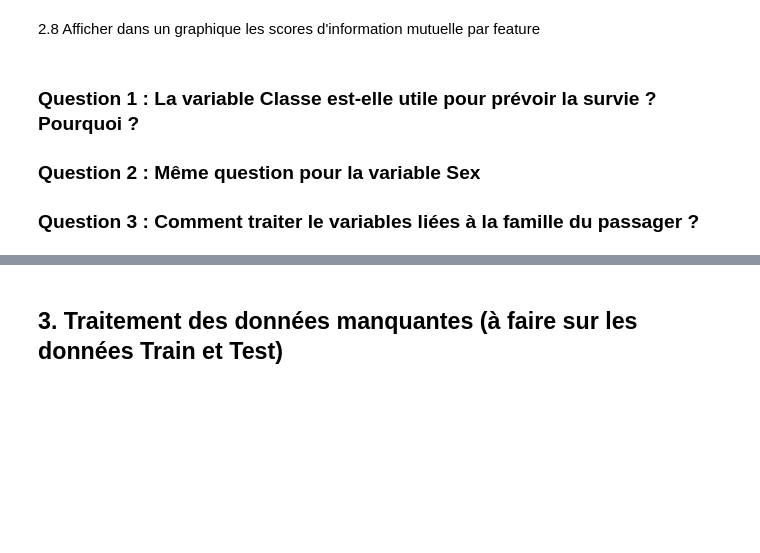
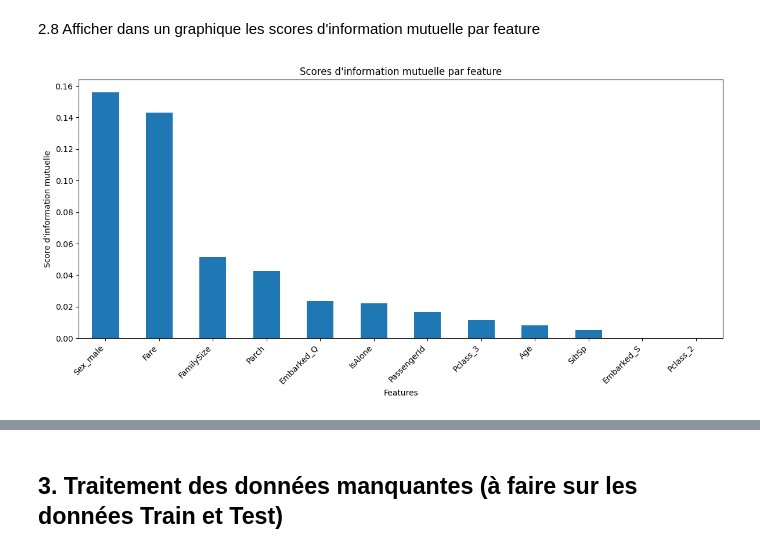
Before and after one commit to Sancti0n/epsi_code_tp, a Jupyter notebook: CollecteDonnees/tp_collecte.ipynb, the cells around one changed output, grey strips where cells are left out. Cells and saved outputs as stored; diff of their text form; code cells hidden in the pictures; blank space fills up the shorter version.

```diff
--- a/CollecteDonnees/tp_collecte.ipynb
+++ b/CollecteDonnees/tp_collecte.ipynb
@@ -367,12 +367,15 @@ Pclass_2       0.000000
 Name: Mutual Information Scores, dtype: float64
 # %% [markdown]
 2.8 Afficher dans un graphique les scores d'information mutuelle par feature
-# %% [markdown]
-### Question 1 : La variable Classe est-elle utile pour prévoir la survie ? Pourquoi ?
-
-
-
-### Question 2 : Même question pour la variable Sex
-
-
-### Question 3 : Comment traiter le variables liées à la famille du passager ?
+# %%
+# Afficher les scores dans un graphique à barres
+plt.figure(figsize=(12, 6))
+mi_scores.plot(kind='bar')
+plt.title("Scores d'information mutuelle par feature")
+plt.xlabel("Features")
+plt.ylabel("Score d'information mutuelle")
+plt.xticks(rotation=45, ha='right') # Rotate labels for readability
+plt.tight_layout() # Adjust layout to prevent labels overlapping
+plt.show()
+# %% [output]
+[figure, added]
```
Also changed, not shown: parts of 2 cells of this notebook.
